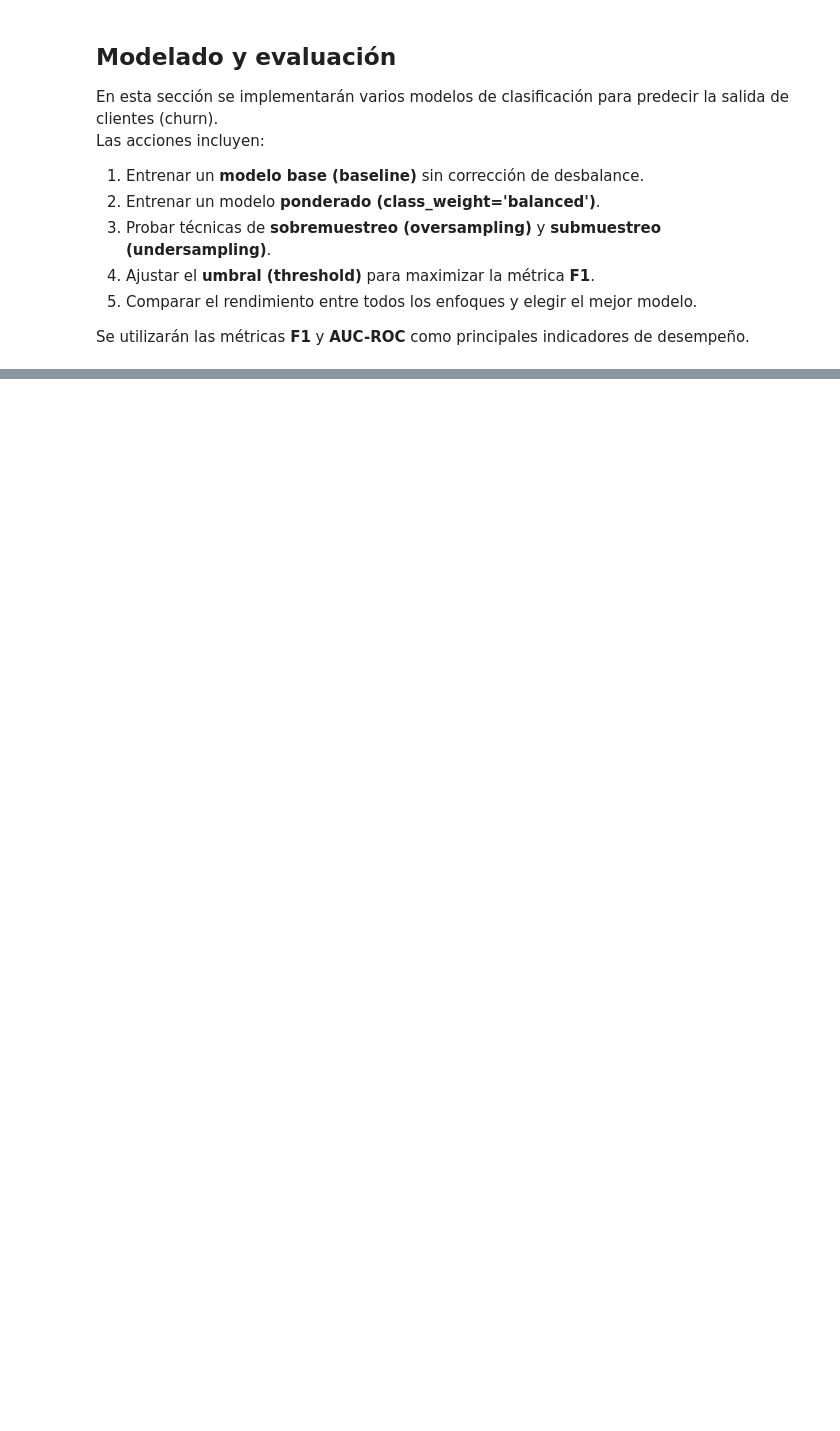
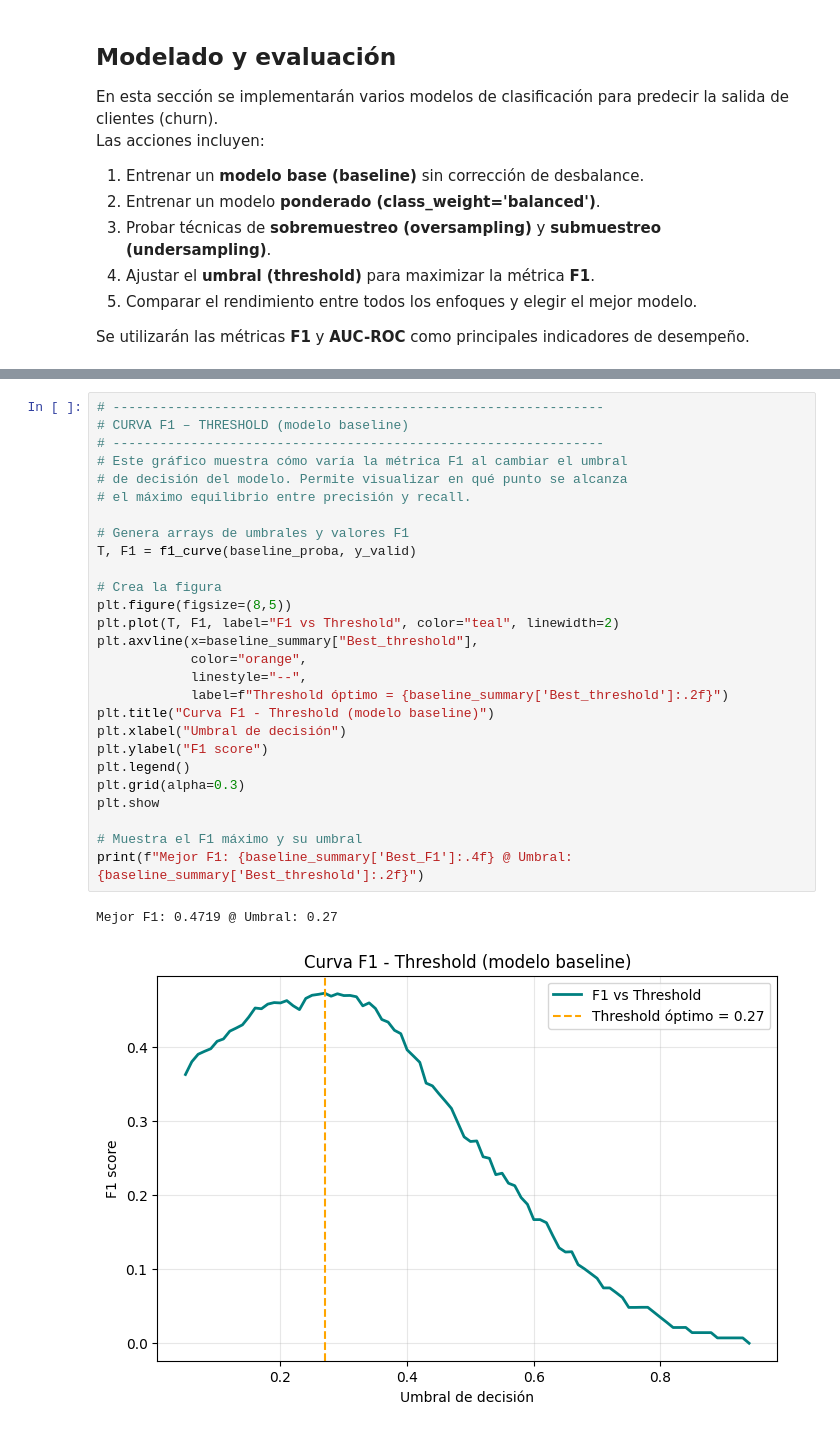
Before and after one commit to Marlene-Fraire/Sprint_10_churn_prediction, a Jupyter notebook: notebooks/churn_prediction.ipynb, the cells around one changed output, grey strips where cells are left out. Saved outputs shown, nothing was run; the diff lists cells and outputs as text; blank space fills up the shorter version.

```diff
--- a/notebooks/churn_prediction.ipynb
+++ b/notebooks/churn_prediction.ipynb
@@ -354,0 +412,30 @@ def evaluate_pipe(pipe, X_tr, y_tr, X_val, y_val, name="model"):
+# %%
+# ---------------------------------------------------------------
+# CURVA F1 – THRESHOLD (modelo baseline)
+# ---------------------------------------------------------------
+# Este gráfico muestra cómo varía la métrica F1 al cambiar el umbral
+# de decisión del modelo. Permite visualizar en qué punto se alcanza
+# el máximo equilibrio entre precisión y recall.
+
+# Genera arrays de umbrales y valores F1
+T, F1 = f1_curve(baseline_proba, y_valid)
+
+# Crea la figura
+plt.figure(figsize=(8,5))
+plt.plot(T, F1, label="F1 vs Threshold", color="teal", linewidth=2)
+plt.axvline(x=baseline_summary["Best_threshold"],
+            color="orange",
+            linestyle="--",
+            label=f"Threshold óptimo = {baseline_summary['Best_threshold']:.2f}")
+plt.title("Curva F1 - Threshold (modelo baseline)")
+plt.xlabel("Umbral de decisión")
+plt.ylabel("F1 score")
+plt.legend()
+plt.grid(alpha=0.3)
+plt.show
+
+# Muestra el F1 máximo y su umbral
+print(f"Mejor F1: {baseline_summary['Best_F1']:.4f} @ Umbral: {baseline_summary['Best_threshold']:.2f}")
+# %% [output]
+Mejor F1: 0.4719 @ Umbral: 0.27
+[figure, added]
```
Also changed, not shown: parts of 22 cells of this notebook.
